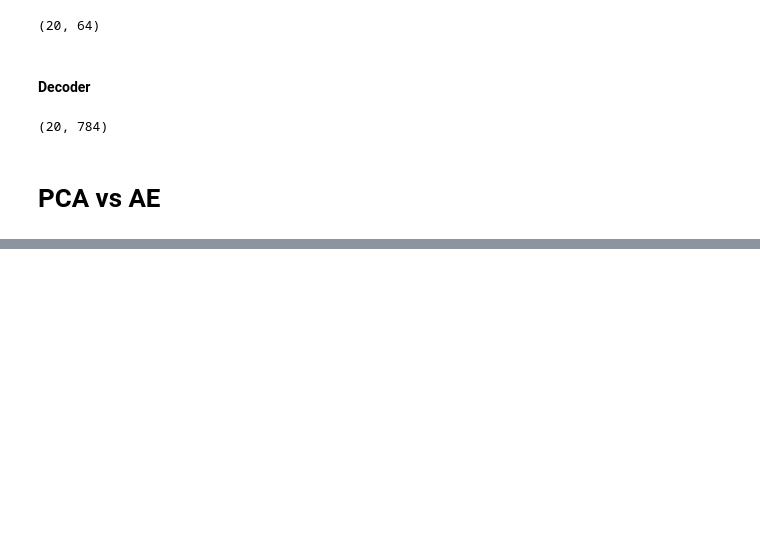
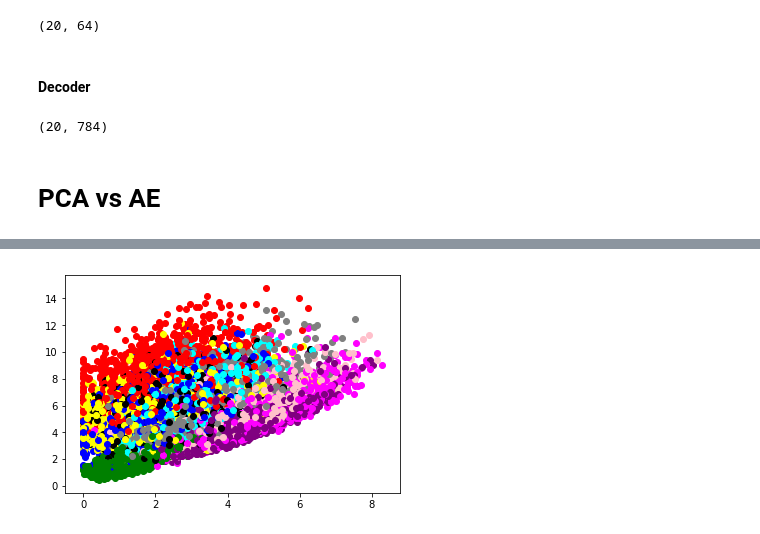
Before and after one commit to coding-blocks-archives/ML_Dwarka_June19, a Jupyter notebook: class_13/Simple Autoencoder.ipynb, the cells around one changed output, grey strips where cells are left out. Cells and saved outputs as stored; diff of their text form; code cells hidden in the pictures; blank space fills up the shorter version.

```diff
--- a/class_13/Simple Autoencoder.ipynb
+++ b/class_13/Simple Autoencoder.ipynb
@@ -156,0 +185,8 @@ decodings.shape
+# %%
+# TODO: Make the AE more deep, and then plot this
+plt.figure()
+for i in range(10000):
+    plt.scatter(preds[i,0], preds[i,1], color=colors[y_train[i]])
+plt.show()
+# %% [output]
+[figure, added]
```
Also changed, not shown: parts of 6 cells of this notebook, 2 other files.
